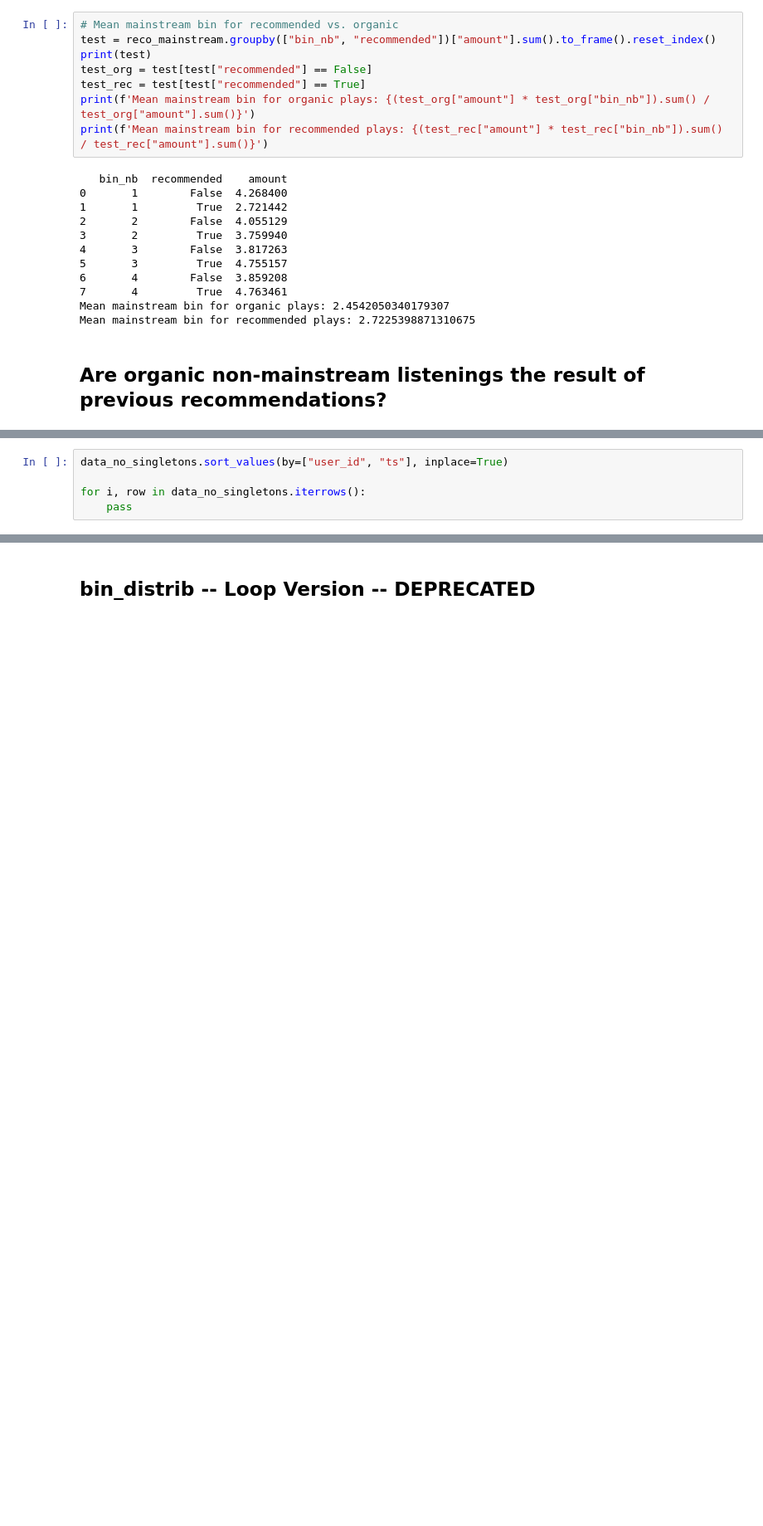
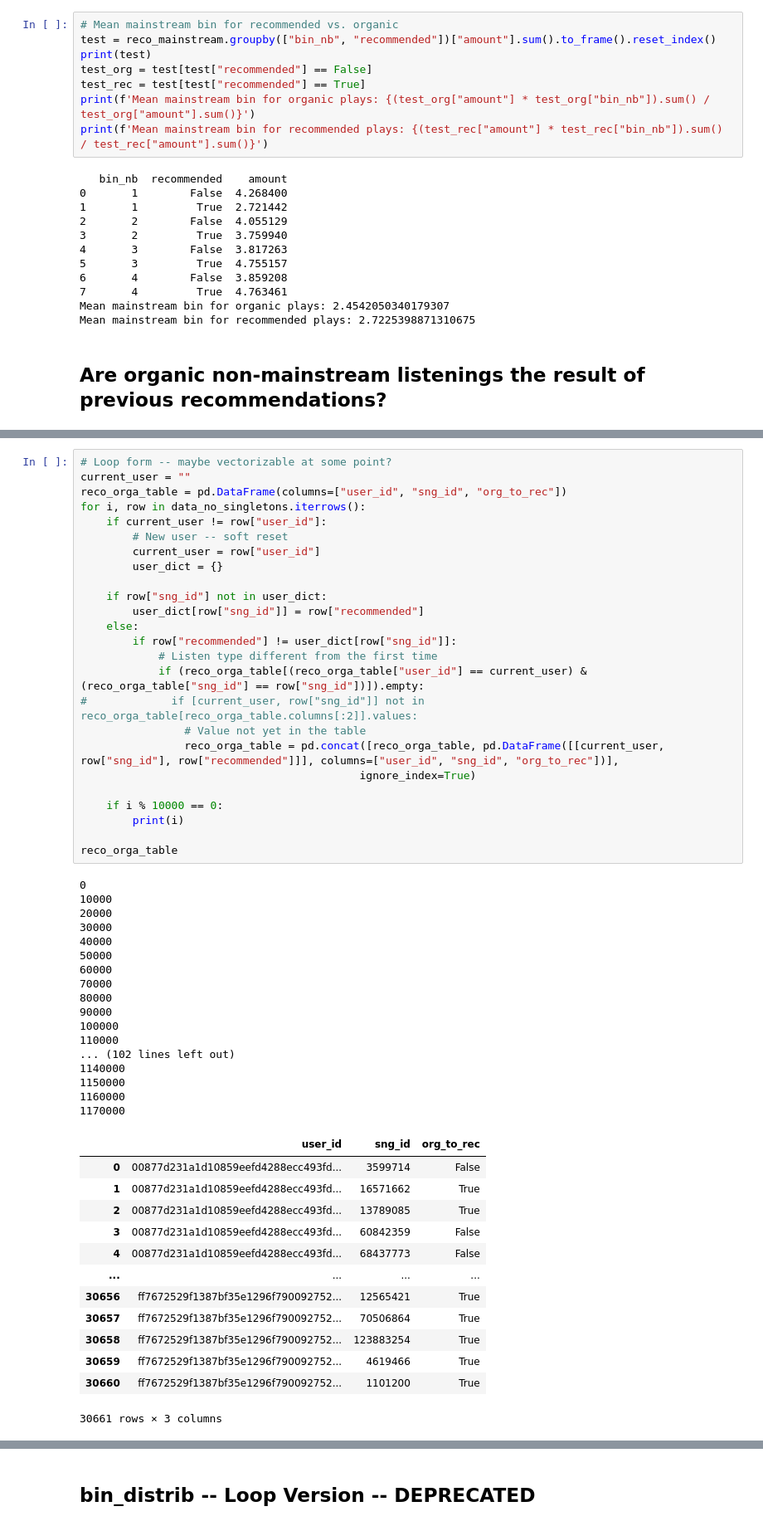
Before and after one commit to QuVil/cmb-recommendation, a Jupyter notebook: src/analysis/mainstream_tests.ipynb, the cells around one changed output, grey strips where cells are left out. Shown at 83% size. Drawn from its saved outputs; the diff is of its cells as text; blank space fills up the shorter version.

Commit message:
0204 reco_to_orga done

```diff
--- a/src/analysis/mainstream_tests.ipynb
+++ b/src/analysis/mainstream_tests.ipynb
@@ -346,6 +349,57 @@ data_no_singletons
 1174573 rows × 4 columns
-# %%
-data_no_singletons.sort_values(by=["user_id", "ts"], inplace=True)
-
-for i, row in data_no_singletons.iterrows():
-    pass
+# %%
+# Loop form -- maybe vectorizable at some point?
+current_user = ""
+reco_orga_table = pd.DataFrame(columns=["user_id", "sng_id", "org_to_rec"])
+for i, row in data_no_singletons.iterrows():
+    if current_user != row["user_id"]:
+        # New user -- soft reset
+        current_user = row["user_id"]
+        user_dict = {}
+
+    if row["sng_id"] not in user_dict:
+        user_dict[row["sng_id"]] = row["recommended"]
+    else:
+        if row["recommended"] != user_dict[row["sng_id"]]:
+            # Listen type different from the first time
+            if (reco_orga_table[(reco_orga_table["user_id"] == current_user) & (reco_orga_table["sng_id"] == row["sng_id"])]).empty:
+#             if [current_user, row["sng_id"]] not in reco_orga_table[reco_orga_table.columns[:2]].values:
+                # Value not yet in the table
+                reco_orga_table = pd.concat([reco_orga_table, pd.DataFrame([[current_user, row["sng_id"], row["recommended"]]], columns=["user_id", "sng_id", "org_to_rec"])],
+                                           ignore_index=True)
+
+    if i % 10000 == 0:
+        print(i)
+
+reco_orga_table
+# %% [output]
+0
+10000
+20000
+30000
+40000
+50000
+60000
+70000
+80000
+90000
+100000
+110000
+... (102 lines left out)
+1140000
+1150000
+1160000
+1170000
+|  | user_id | sng_id | org_to_rec |
+| 0 | 00877d231a1d10859eefd4288ecc493fd... | 3599714 | False |
+| 1 | 00877d231a1d10859eefd4288ecc493fd... | 16571662 | True |
+| 2 | 00877d231a1d10859eefd4288ecc493fd... | 13789085 | True |
+| 3 | 00877d231a1d10859eefd4288ecc493fd... | 60842359 | False |
+| 4 | 00877d231a1d10859eefd4288ecc493fd... | 68437773 | False |
+| ... | ... | ... | ... |
+| 30656 | ff7672529f1387bf35e1296f790092752... | 12565421 | True |
+| 30657 | ff7672529f1387bf35e1296f790092752... | 70506864 | True |
+| 30658 | ff7672529f1387bf35e1296f790092752... | 123883254 | True |
+| 30659 | ff7672529f1387bf35e1296f790092752... | 4619466 | True |
+| 30660 | ff7672529f1387bf35e1296f790092752... | 1101200 | True |
+30661 rows × 3 columns
```
Also changed, not shown: parts of 2 cells of this notebook, 1 other file.
